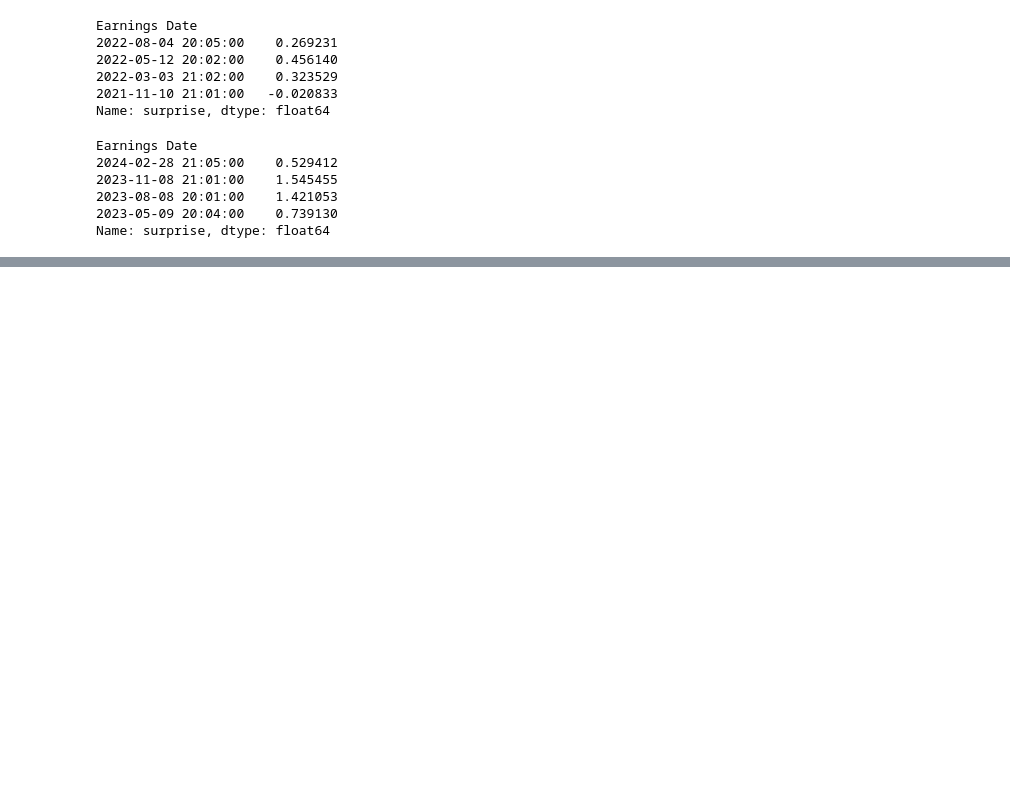
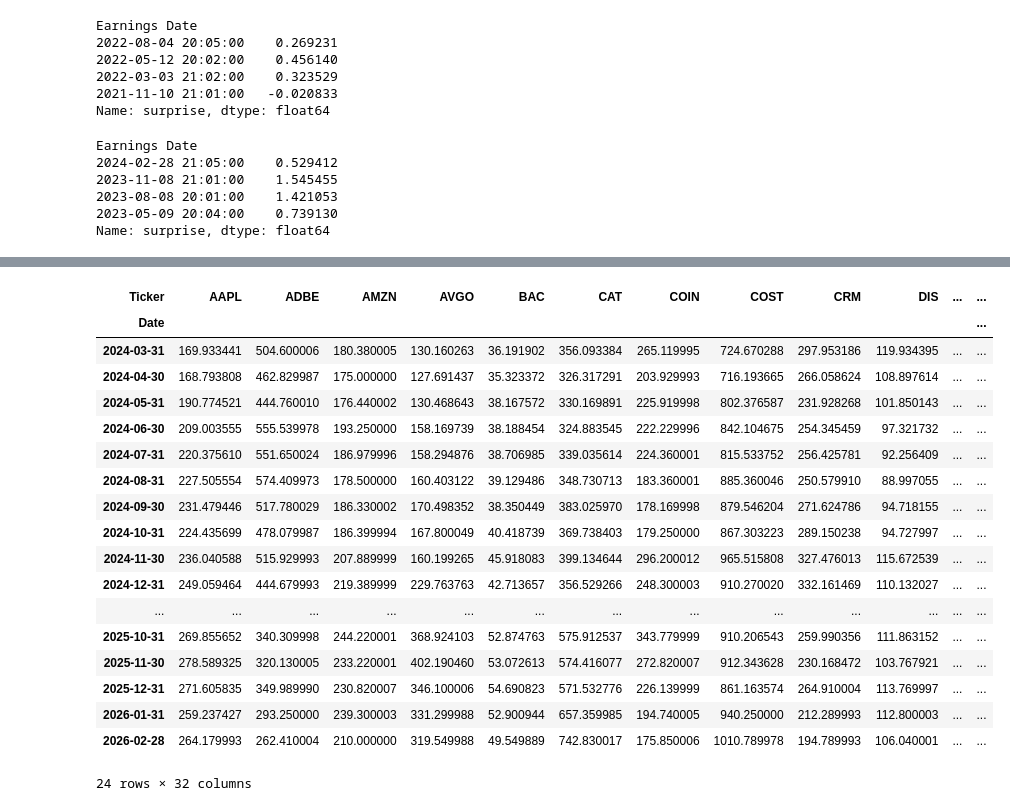
Before and after one commit to evmyclipz/cryptoquantproject, a Jupyter notebook: quantProject/monthlySignalConstruction.ipynb, the cells around one changed output, grey strips where cells are left out. Drawn from its saved outputs; the diff is of its cells as text; code cells hidden in the pictures; blank space fills up the shorter version.

```diff
--- a/quantProject/monthlySignalConstruction.ipynb
+++ b/quantProject/monthlySignalConstruction.ipynb
@@ -383,0 +400,22 @@ Name: surprise, dtype: float64
+# %%
+monthly_prices
+# %% [output]
+| Ticker | AAPL | ADBE | AMZN | AVGO | BAC | CAT | COIN | COST | CRM | DIS | ... | ... |
+| Date |  |  |  |  |  |  |  |  |  |  |  | ... |
+| 2024-03-31 | 169.933441 | 504.600006 | 180.380005 | 130.160263 | 36.191902 | 356.093384 | 265.119995 | 724.670288 | 297.953186 | 119.934395 | ... | ... |
+| 2024-04-30 | 168.793808 | 462.829987 | 175.000000 | 127.691437 | 35.323372 | 326.317291 | 203.929993 | 716.193665 | 266.058624 | 108.897614 | ... | ... |
+| 2024-05-31 | 190.774521 | 444.760010 | 176.440002 | 130.468643 | 38.167572 | 330.169891 | 225.919998 | 802.376587 | 231.928268 | 101.850143 | ... | ... |
+| 2024-06-30 | 209.003555 | 555.539978 | 193.250000 | 158.169739 | 38.188454 | 324.883545 | 222.229996 | 842.104675 | 254.345459 | 97.321732 | ... | ... |
+| 2024-07-31 | 220.375610 | 551.650024 | 186.979996 | 158.294876 | 38.706985 | 339.035614 | 224.360001 | 815.533752 | 256.425781 | 92.256409 | ... | ... |
+| 2024-08-31 | 227.505554 | 574.409973 | 178.500000 | 160.403122 | 39.129486 | 348.730713 | 183.360001 | 885.360046 | 250.579910 | 88.997055 | ... | ... |
+| 2024-09-30 | 231.479446 | 517.780029 | 186.330002 | 170.498352 | 38.350449 | 383.025970 | 178.169998 | 879.546204 | 271.624786 | 94.718155 | ... | ... |
+| 2024-10-31 | 224.435699 | 478.079987 | 186.399994 | 167.800049 | 40.418739 | 369.738403 | 179.250000 | 867.303223 | 289.150238 | 94.727997 | ... | ... |
+| 2024-11-30 | 236.040588 | 515.929993 | 207.889999 | 160.199265 | 45.918083 | 399.134644 | 296.200012 | 965.515808 | 327.476013 | 115.672539 | ... | ... |
+| 2024-12-31 | 249.059464 | 444.679993 | 219.389999 | 229.763763 | 42.713657 | 356.529266 | 248.300003 | 910.270020 | 332.161469 | 110.132027 | ... | ... |
+| ... | ... | ... | ... | ... | ... | ... | ... | ... | ... | ... | ... | ... |
+| 2025-10-31 | 269.855652 | 340.309998 | 244.220001 | 368.924103 | 52.874763 | 575.912537 | 343.779999 | 910.206543 | 259.990356 | 111.863152 | ... | ... |
+| 2025-11-30 | 278.589325 | 320.130005 | 233.220001 | 402.190460 | 53.072613 | 574.416077 | 272.820007 | 912.343628 | 230.168472 | 103.767921 | ... | ... |
+| 2025-12-31 | 271.605835 | 349.989990 | 230.820007 | 346.100006 | 54.690823 | 571.532776 | 226.139999 | 861.163574 | 264.910004 | 113.769997 | ... | ... |
+| 2026-01-31 | 259.237427 | 293.250000 | 239.300003 | 331.299988 | 52.900944 | 657.359985 | 194.740005 | 940.250000 | 212.289993 | 112.800003 | ... | ... |
+| 2026-02-28 | 264.179993 | 262.410004 | 210.000000 | 319.549988 | 49.549889 | 742.830017 | 175.850006 | 1010.789978 | 194.789993 | 106.040001 | ... | ... |
+24 rows × 32 columns
```
Also changed, not shown: parts of 10 cells of this notebook, 2 other files.
